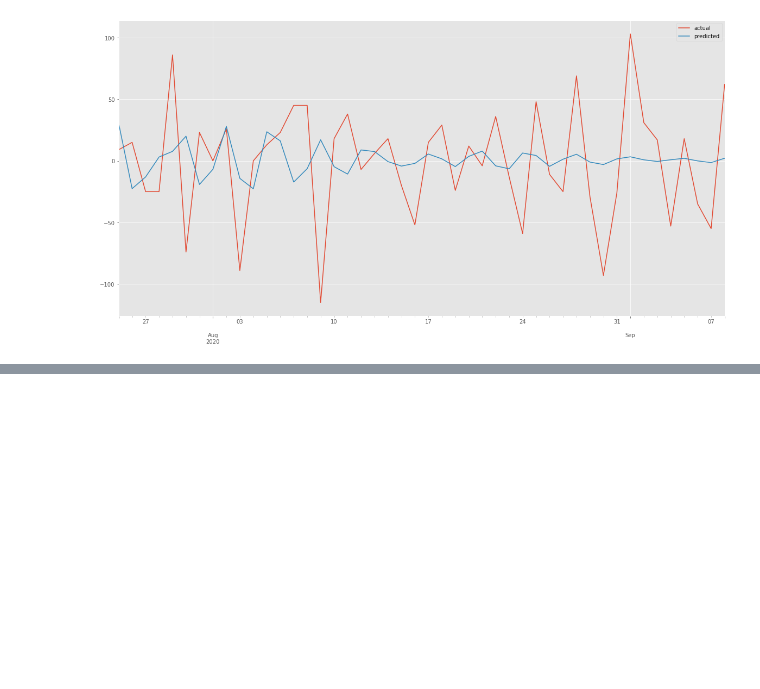
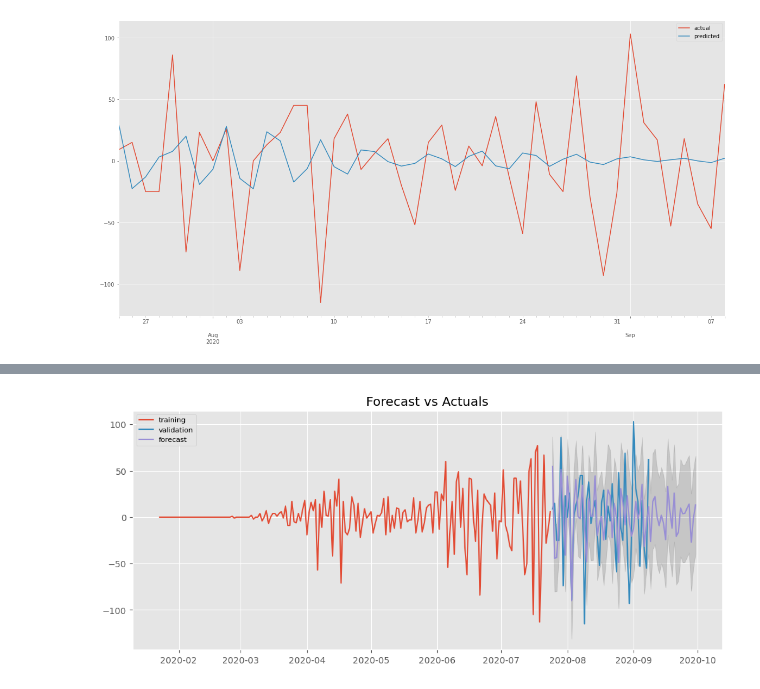
Before and after one commit to NatashaStojanova/Data-Mining, a Jupyter notebook: DataAnalyzer/jupyter/analyzer.ipynb, the cells around one changed output, grey strips where cells are left out. Drawn from its saved outputs; the diff is of its cells as text; code cells hidden in the pictures; blank space fills up the shorter version.

```diff
--- a/DataAnalyzer/jupyter/analyzer.ipynb
+++ b/DataAnalyzer/jupyter/analyzer.ipynb
@@ -563,0 +584,16 @@ r2
+# %%
+indices = pd.DatetimeIndex(['2020-07-25', '2020-07-26', '2020-07-27', '2020-07-28',
+               '2020-07-29', '2020-07-30', '2020-07-31', '2020-08-01',
+               '2020-08-02', '2020-08-03', '2020-08-04', '2020-08-05',
+               '2020-08-06', '2020-08-07', '2020-08-08', '2020-08-09',
+               '2020-08-10', '2020-08-11', '2020-08-12', '2020-08-13',
+               '2020-08-14', '2020-08-15', '2020-08-16', '2020-08-17',
+               '2020-08-18', '2020-08-19', '2020-08-20', '2020-08-21',
+               '2020-08-22', '2020-08-23', '2020-08-24', '2020-08-25',
+               '2020-08-26', '2020-08-27', '2020-08-28', '2020-08-29',
+               '2020-08-30', '2020-08-31', '2020-09-01', '2020-09-02',
+               '2020-09-03', '2020-09-04', '2020-09-05', '2020-09-06',
+               '2020-09-07', '2020-09-08', '2020-09-09', '2020-09-10',
+               '2020-09-11','2020-09-12','2020-09-13','2020-09-14','2020-09-15','2020-09-16','2020-09-17',
+               '2020-09-18','2020-09-19','2020-09-20','2020-09-21','2020-09-22','2020-09-23','2020-09-24','2020-09-25',
+               '2020-09-26','2020-09-27','2020-09-28','2020-09-29','2020-09-30'])
@@ -563,0 +610,29 @@ r2
+# %%
+from statsmodels.tsa.stattools import acf
+from statsmodels.tsa.arima_model import ARIMA
+model_arima = ARIMA(stationary_data.dropna(),order=(17,0,12))
+model_arima_fit = model_arima.fit()
+fitted = model_arima.fit(disp=-1)
+# Forecast
+fc, se, conf = fitted.forecast(68, alpha=0.05)  # 95% conf
+
+stationary_data_test
+
+# Make as pandas series
+fc_series = pd.Series(fc, index=indices)
+lower_series = pd.Series(conf[:, 0], index=indices)
+upper_series = pd.Series(conf[:, 1], index=indices)
+# %%
+# Plot
+plt.figure(figsize=(12,5), dpi=100)
+
+plt.plot(stationary_data, label='training')
+plt.plot(stationary_data_test, label='validation')
+plt.plot(fc_series, label='forecast')
+plt.fill_between(lower_series.index, lower_series, upper_series,
+                 color='k', alpha=.15)
+plt.title('Forecast vs Actuals')
+plt.legend(loc='upper left', fontsize=8)
+plt.show()
+# %% [output]
+[figure, added]
```
Also changed, not shown: parts of 25 cells of this notebook.
